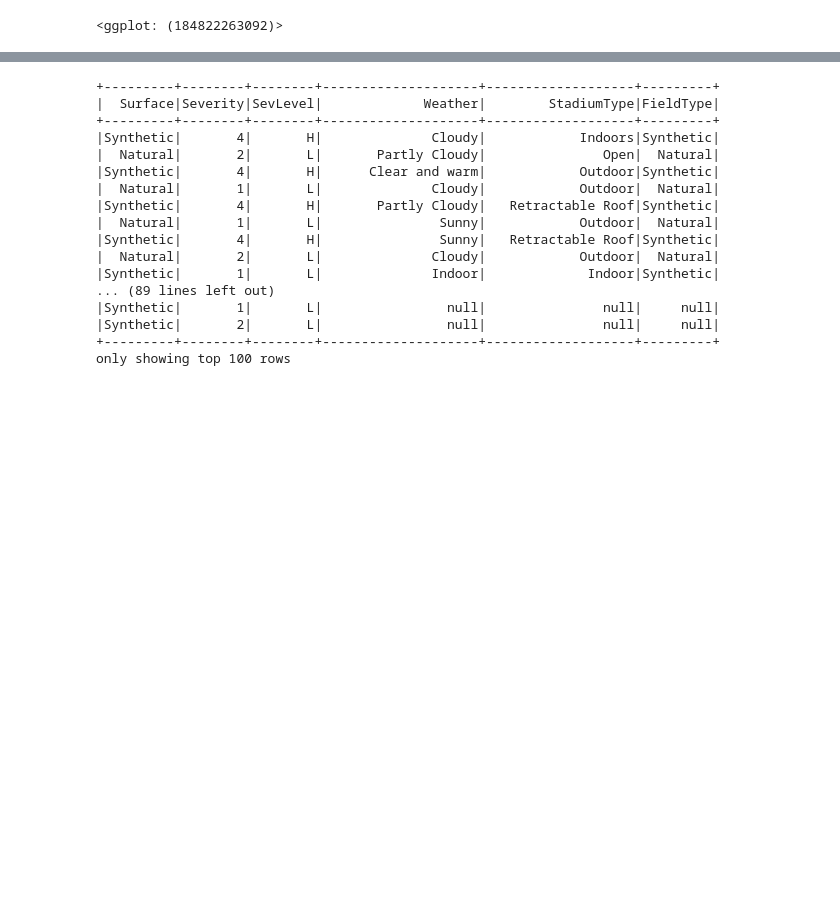
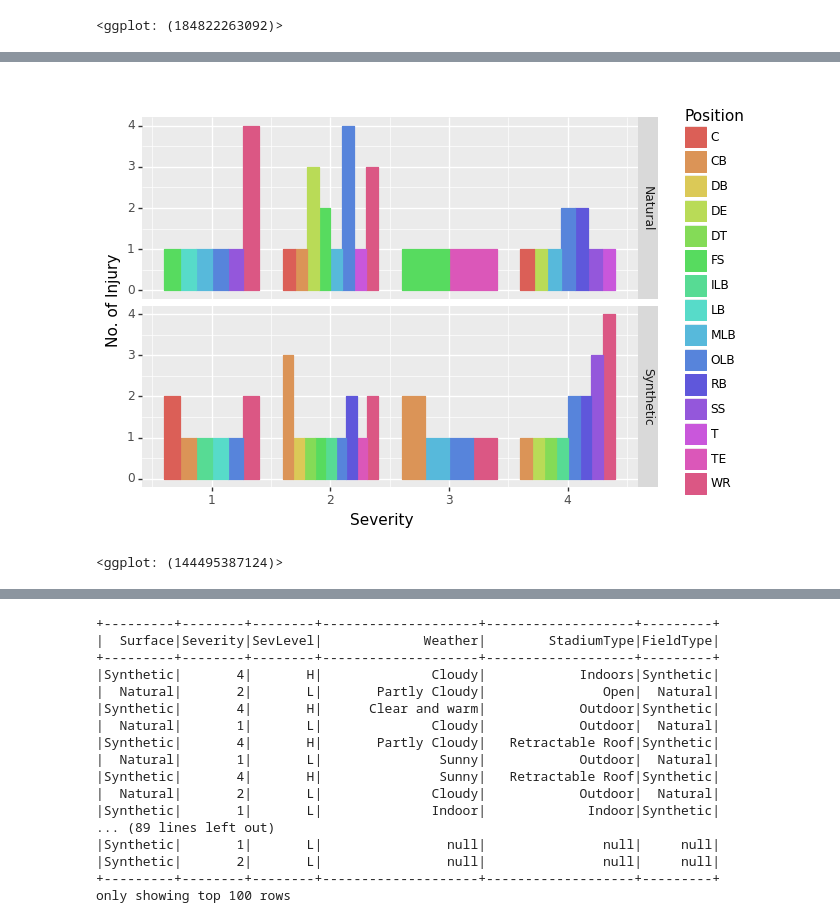
Before and after one commit to cwingho/NFL_Analytics, a Jupyter notebook: fiona/q3.ipynb, the cells around one changed output, grey strips where cells are left out. Drawn from its saved outputs; the diff is of its cells as text; code cells hidden in the pictures; blank space fills up the shorter version.

```diff
--- a/fiona/q3.ipynb
+++ b/fiona/q3.ipynb
@@ -202,0 +163,8 @@ only showing top 20 rows
+# %%
+# 3, injury count by roster position, severity, surface
+# -- the percentage of record without roster position is significant in this dataset, the data are too scattered
+# -- no observation can be made
+#detail = injury.join(playlist, injury.PlayKey == playlist.PlayKey, 'left')
+detail = injury.join(playlist, injury.PlayKey == playlist.PlayKey)
+#sevRosterPos = detail.groupBy('Surface','Severity','RosterPosition').count().orderBy(col('Severity').asc(), col('RosterPosition').asc())
+sevPlayerPos = detail.groupBy('Surface','Position','Severity').count().orderBy(col('Position').asc(), col('Severity').desc())
@@ -202,0 +189,10 @@ only showing top 20 rows
+# %%
+p5 = ggplot(sevPlayerPos.toPandas(), aes(x='Severity', y="count",color='Position',fill='Position')) + \
+    geom_bar(stat="identity", width=0.8, position='dodge') + \
+    facet_grid('Surface ~ ') + \
+    labs(x="Severity", y='No. of Injury')
+# %%
+p5
+# %% [output]
+[figure, added]
+<ggplot: (144495387124)>
```
Also changed, not shown: parts of 8 cells of this notebook.
